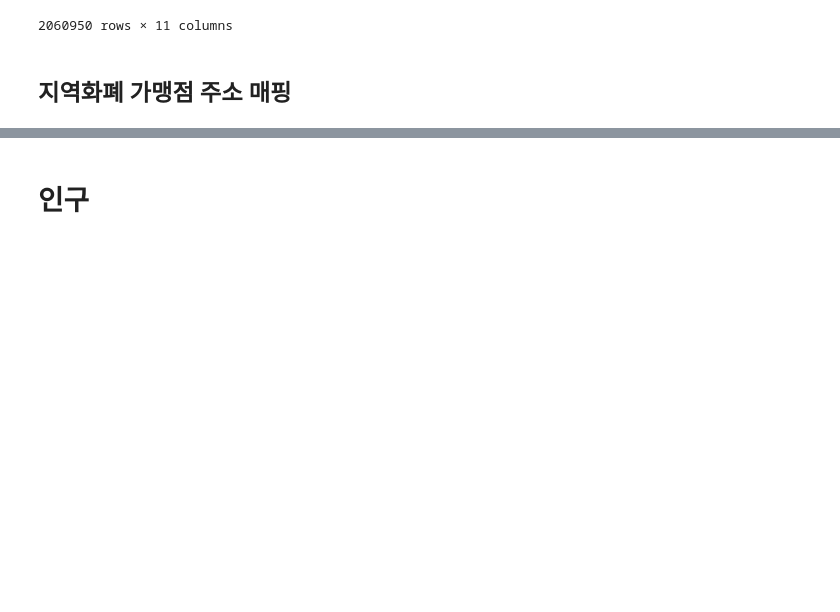
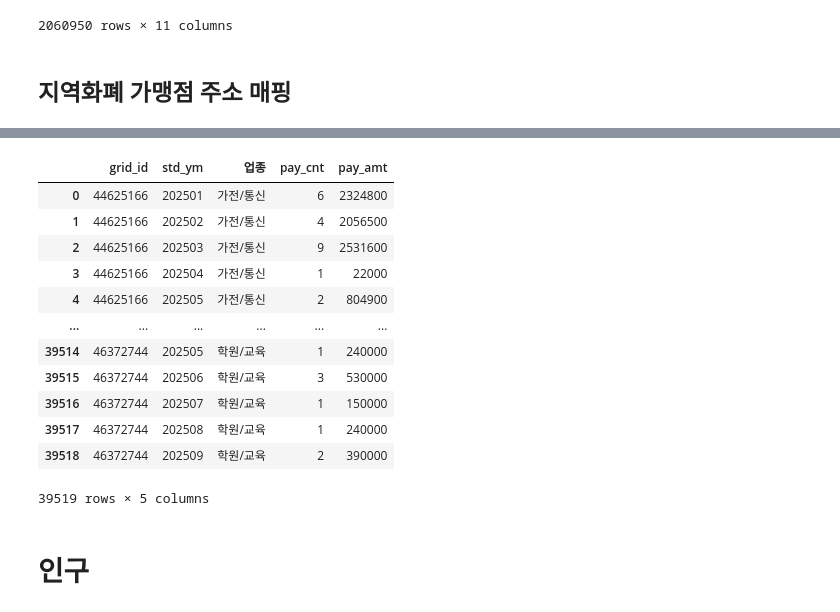
Before and after one commit to KnellBalm/yeosu, a Jupyter notebook: preproc.ipynb, the cells around one changed output, grey strips where cells are left out. Saved outputs shown, nothing was run; the diff lists cells and outputs as text; code cells hidden in the pictures; blank space fills up the shorter version.

```diff
--- a/preproc.ipynb
+++ b/preproc.ipynb
@@ -300,3 +283,36 @@ KeyError: '결제년월'
+# %%
+local_pay = pd.read_csv('data/local_pay/local_pay_202501_09.csv')
+with open('deploy/data/json/local_grid_id.json', 'r', encoding='utf-8') as f:
+    local_grid_id = json.load(f)
+
+# Cleaning
+local_pay['결제년월일'] = pd.to_datetime(local_pay['결제년월일'])
+local_pay['결제년월'] = local_pay['결제년월일'].dt.strftime('%Y-%m')
+local_pay['grid_id'] = local_pay['가맹점명'].map(local_grid_id)
+
+local_pay['std_ym'] = pd.to_datetime(local_pay['결제년월']).dt.strftime("%Y%m")
+local_pay_agg = local_pay.groupby(['업종', 'grid_id', 'std_ym'], as_index=False).agg(
+    pay_cnt=('번호', 'count'),
+    pay_amt=('결제금액', 'sum')
+)[['grid_id', 'std_ym', '업종', 'pay_cnt', 'pay_amt']]
+
+#logger.info(f"Local Pay 집계 완료: {local_pay_agg.shape[0]} rows")
+# %%
+local_pay_agg
+# %% [output]
+|  | grid_id | std_ym | 업종 | pay_cnt | pay_amt |
+| 0 | 44625166 | 202501 | 가전/통신 | 6 | 2324800 |
+| 1 | 44625166 | 202502 | 가전/통신 | 4 | 2056500 |
+| 2 | 44625166 | 202503 | 가전/통신 | 9 | 2531600 |
+| 3 | 44625166 | 202504 | 가전/통신 | 1 | 22000 |
+| 4 | 44625166 | 202505 | 가전/통신 | 2 | 804900 |
+| ... | ... | ... | ... | ... | ... |
+| 39514 | 46372744 | 202505 | 학원/교육 | 1 | 240000 |
+| 39515 | 46372744 | 202506 | 학원/교육 | 3 | 530000 |
+| 39516 | 46372744 | 202507 | 학원/교육 | 1 | 150000 |
+| 39517 | 46372744 | 202508 | 학원/교육 | 1 | 240000 |
+| 39518 | 46372744 | 202509 | 학원/교육 | 2 | 390000 |
+39519 rows × 5 columns
 # %% [markdown]
 # 인구
 # %%
```
Also changed, not shown: parts of 3 cells of this notebook, 7 other files.
